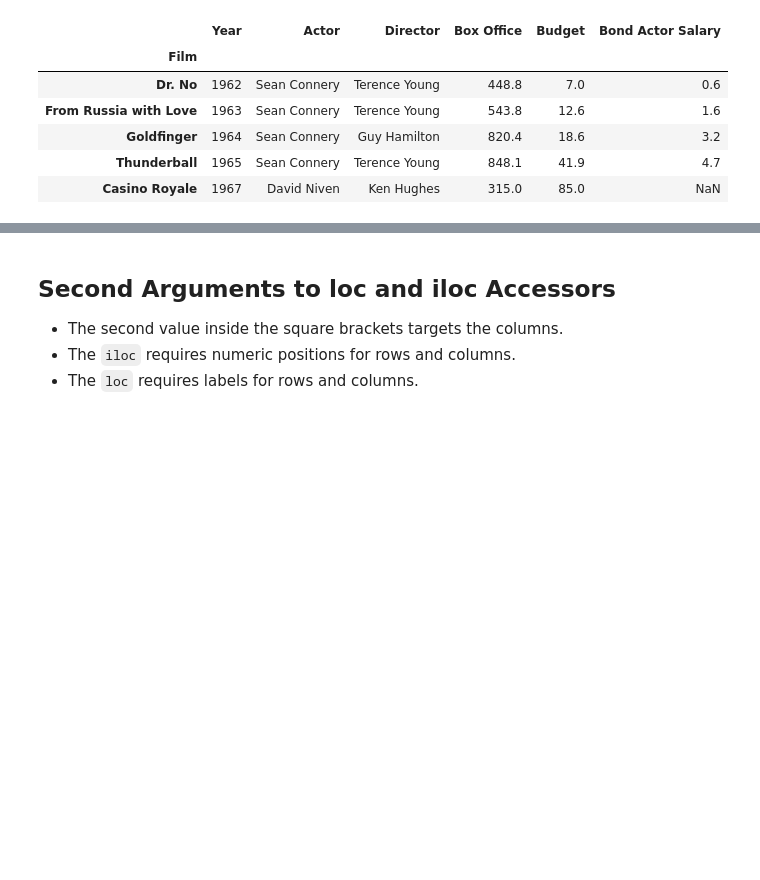
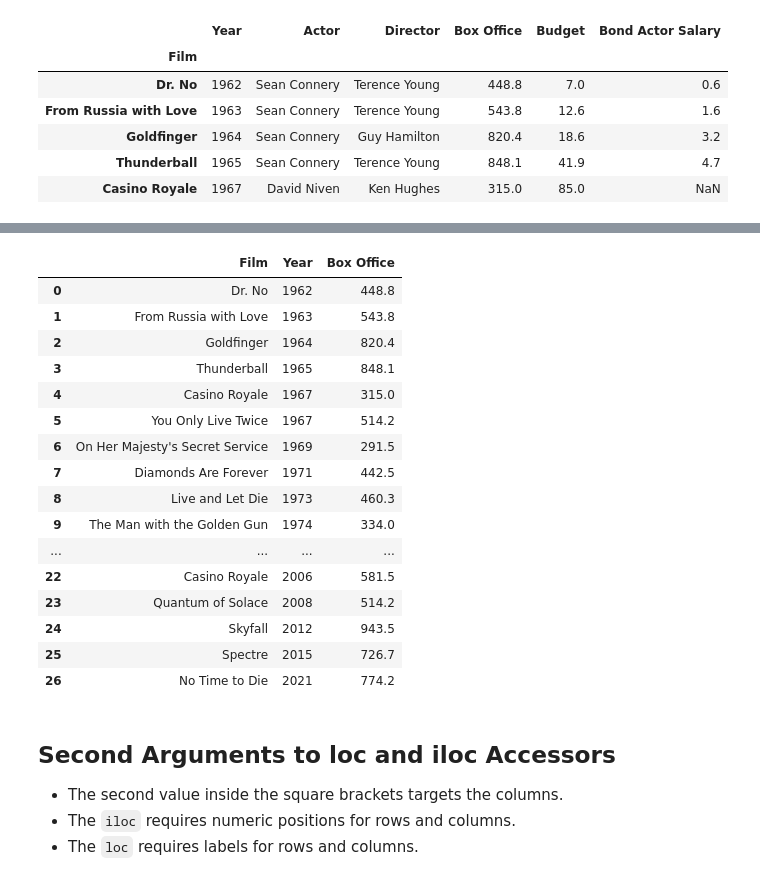
Before and after one commit to Lucas01iveira/Data-Engineering, a Jupyter notebook: Data Analysis with Pandas and Python/materials/pandas/Incomplete/06 - DataFrames III - Data Extraction.ipynb, the cells around one changed output, grey strips where cells are left out. Cells and saved outputs as stored; diff of their text form; code cells hidden in the pictures; blank space fills up the shorter version.

Commit message:
loc/iloc exercises ( chat gpt )

```diff
--- a/Data Analysis with Pandas and Python/materials/pandas/Incomplete/06 - DataFrames III - Data Extraction.ipynb
+++ b/Data Analysis with Pandas and Python/materials/pandas/Incomplete/06 - DataFrames III - Data Extraction.ipynb
@@ -157,3 +300,26 @@ bond.loc[:"On Her Majesty's Secret Service"]
+# %%
+#10) Use .iloc to filter the rows where the Box Office is greater than the average Box Office value. Return only the Film, Year, and Box Office columns for these rows.
+
+box_office_mean= bond['Box Office'].mean()
+bond.iloc[ (bond['Box Office'] > box_office_mean).index ][['Film', 'Year', 'Box Office']]
+# %% [output]
+|  | Film | Year | Box Office |
+| 0 | Dr. No | 1962 | 448.8 |
+| 1 | From Russia with Love | 1963 | 543.8 |
+| 2 | Goldfinger | 1964 | 820.4 |
+| 3 | Thunderball | 1965 | 848.1 |
+| 4 | Casino Royale | 1967 | 315.0 |
+| 5 | You Only Live Twice | 1967 | 514.2 |
+| 6 | On Her Majesty's Secret Service | 1969 | 291.5 |
+| 7 | Diamonds Are Forever | 1971 | 442.5 |
+| 8 | Live and Let Die | 1973 | 460.3 |
+| 9 | The Man with the Golden Gun | 1974 | 334.0 |
+| ... | ... | ... | ... |
+| 22 | Casino Royale | 2006 | 581.5 |
+| 23 | Quantum of Solace | 2008 | 514.2 |
+| 24 | Skyfall | 2012 | 943.5 |
+| 25 | Spectre | 2015 | 726.7 |
+| 26 | No Time to Die | 2021 | 774.2 |
 # %% [markdown]
 ## Second Arguments to loc and iloc Accessors
 - The second value inside the square brackets targets the columns.
```
Also changed, not shown: parts of 13 cells of this notebook.
